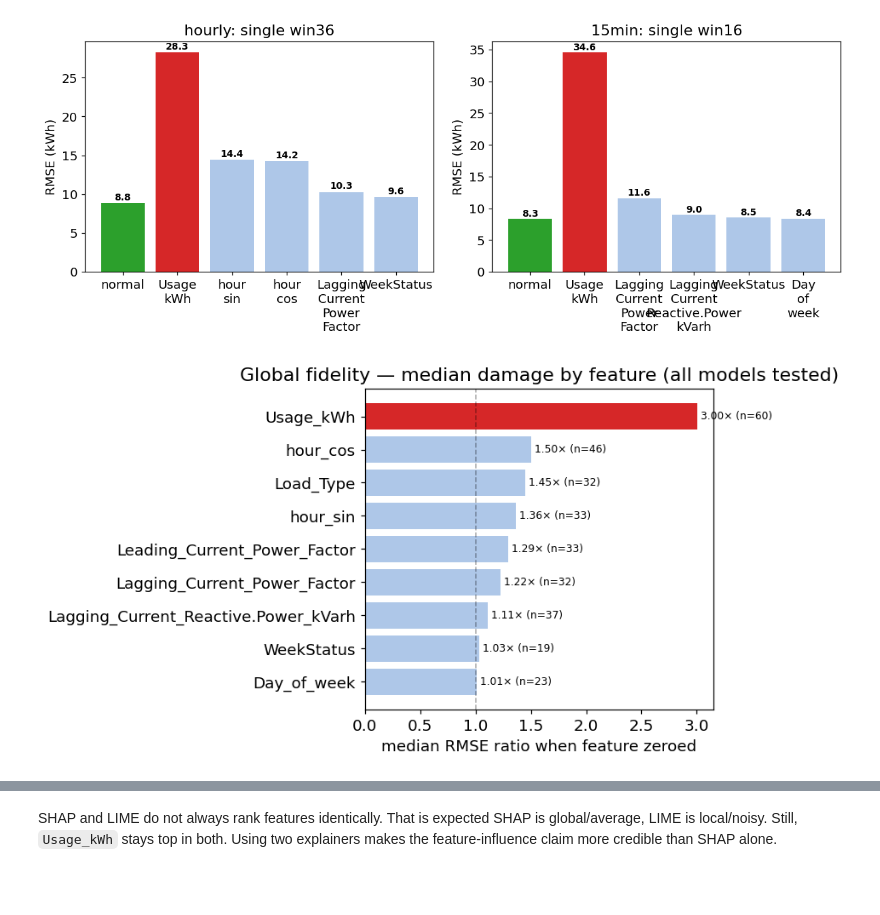
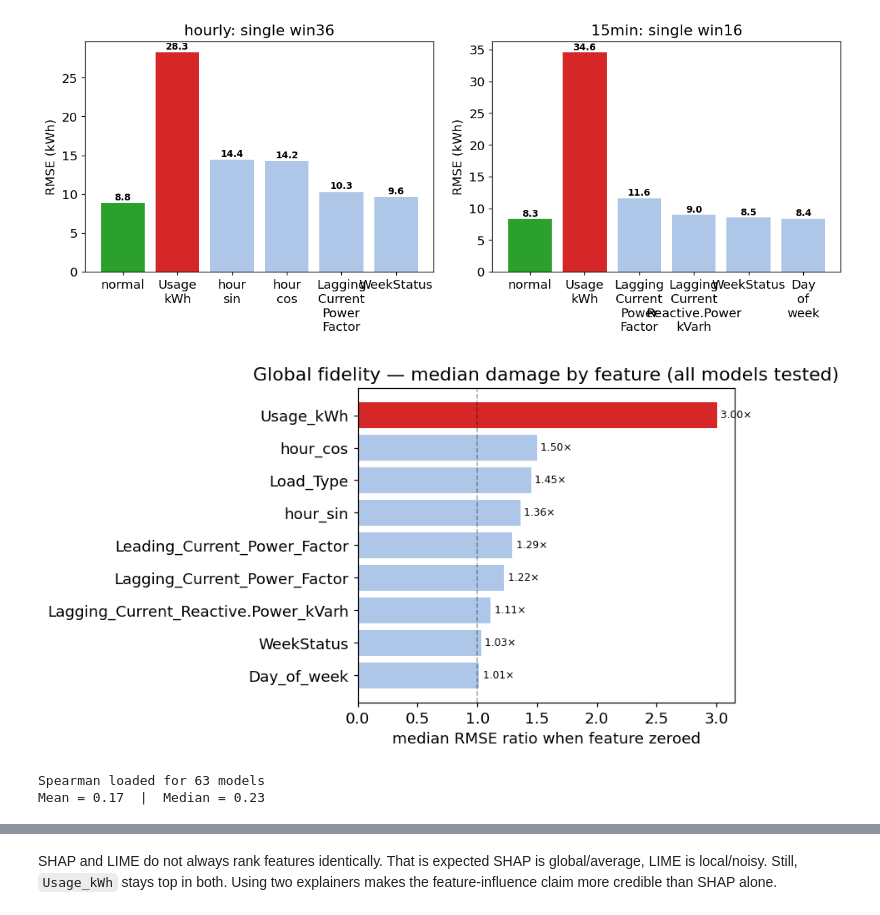
Before and after one commit to Dinith132/steel-industry-energy-consumption, a Jupyter notebook: agent-final/notebooks/findings.ipynb, the cells around one changed output, grey strips where cells are left out. Drawn from its saved outputs; the diff is of its cells as text; code cells hidden in the pictures; blank space fills up the shorter version.

```diff
--- a/agent-final/notebooks/findings.ipynb
+++ b/agent-final/notebooks/findings.ipynb
@@ -392,16 +387,79 @@ plt.show()
 # %%
 med = gdf.groupby("attr").agg(n=("ratio", "count"), med=("ratio", "median")).sort_values("med", ascending=True)
 
 colors = ["#d62728" if a == "Usage_kWh" else "#aec7e8" for a in med.index]
 fig, ax = plt.subplots(figsize=(8, 4.5))
 ax.barh(med.index, med["med"], color=colors)
 ax.axvline(1, color="k", lw=1, ls="--", alpha=0.35)
 ax.set_xlabel("median RMSE ratio when feature zeroed")
 ax.set_title("Global fidelity — median damage by feature (all models tested)")
 for i, (v, n) in enumerate(zip(med["med"], med["n"])):
-    ax.text(v + 0.03, i, f"{v:.2f}× (n={n})", va="center", fontsize=8)
+    ax.text(v + 0.03, i, f"{v:.2f}× ", va="center", fontsize=8)
 fig.tight_layout()
 fig.savefig(OUT / "b3_fidelity_by_feature.png", bbox_inches="tight")
 plt.show()
 # %% [output]
-[figure, old version]
+[figure, new version]
+# %%
+def load_imp(track, kind, stack, window):
+    fp = beh(track, kind, stack, f"win{window}.csv")
+    if not fp.exists():
+        return None
+    d = pd.read_csv(fp)
+    if d.empty or d["value"].abs().sum() == 0:
+        return None
+    return d.set_index("attr")["value"]
+
+def plot_shap_lime(track, stack, window, out_name=None):
+    shap_imp = load_imp(track, "shap", stack, window)
+    lime_imp = load_imp(track, "lime", stack, window)
+    if shap_imp is None or lime_imp is None:
+        print(f"missing shap/lime for {track} {stack} win{window}")
+        return np.nan
+
+    feats = shap_imp.sort_values(ascending=False).index.tolist()
+    sv = (shap_imp / shap_imp.max()).reindex(feats).values
+    lv = (lime_imp / lime_imp.max()).reindex(feats).values
+
+    sp_path = beh(track, "shap_lime", stack, f"win{window}.csv")
+    sp = pd.read_csv(sp_path)["spearman"].iloc[0] if sp_path.exists() else np.nan
+    if pd.isna(sp):
+        merged = pd.concat([shap_imp, lime_imp], axis=1, keys=["shap", "lime"]).dropna()
+        sp, _ = spearmanr(merged["shap"], merged["lime"]) if len(merged) >= 2 else (np.nan, np.nan)
+
+    fig, ax = plt.subplots(figsize=(9, 4.6))
+    y = np.arange(len(feats)); h = 0.38
+    ax.barh(y + h / 2, sv, h, label="SHAP", color="#4477aa")
+    ax.barh(y - h / 2, lv, h, label="LIME", color="#cc6677")
+    ax.set_yticks(y); ax.set_yticklabels(feats)
+    ax.set_xlabel("importance (each scaled to its own max)")
+    title = f"SHAP vs LIME — {track} {stack} win{window}"
+    if pd.notna(sp):
+        title += f"   (Spearman = {sp:.2f})"
+    ax.set_title(title)
+    ax.legend(loc="lower right")
+    fig.tight_layout()
+    if out_name:
+        fig.savefig(OUT / out_name, bbox_inches="tight")
+    plt.show()
+    return sp
+
+spearman_rows = []
+for fp in glob.glob(str(RESULTS / "behaviors/*/shap_lime/*/win*.csv")):
+    d = pd.read_csv(fp)
+    if d.empty or pd.isna(d["spearman"].iloc[0]):
+        continue
+    parts = Path(fp).parts
+    spearman_rows.append({
+        "track": parts[-4],
+        "stack": parts[-2],
+        "window": int(Path(fp).stem.replace("win", "")),
+        "spearman": float(d["spearman"].iloc[0]),
+    })
+
+sp_df = pd.DataFrame(spearman_rows)
+print(f"Spearman loaded for {len(sp_df)} models")
+print(f"Mean = {sp_df['spearman'].mean():.2f}  |  Median = {sp_df['spearman'].median():.2f}")
+# %% [output]
+Spearman loaded for 63 models
+Mean = 0.17  |  Median = 0.23
```
Also changed, not shown: parts of 4 cells of this notebook, 1 other file.
